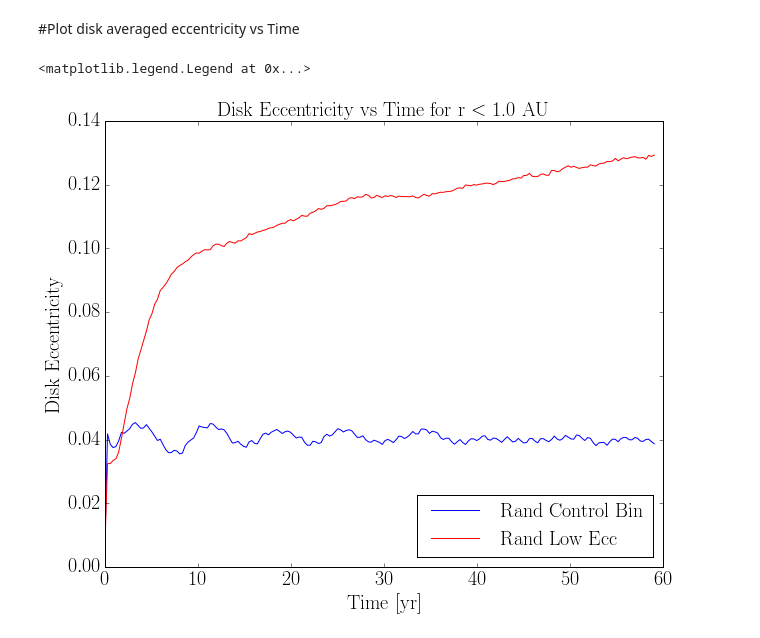
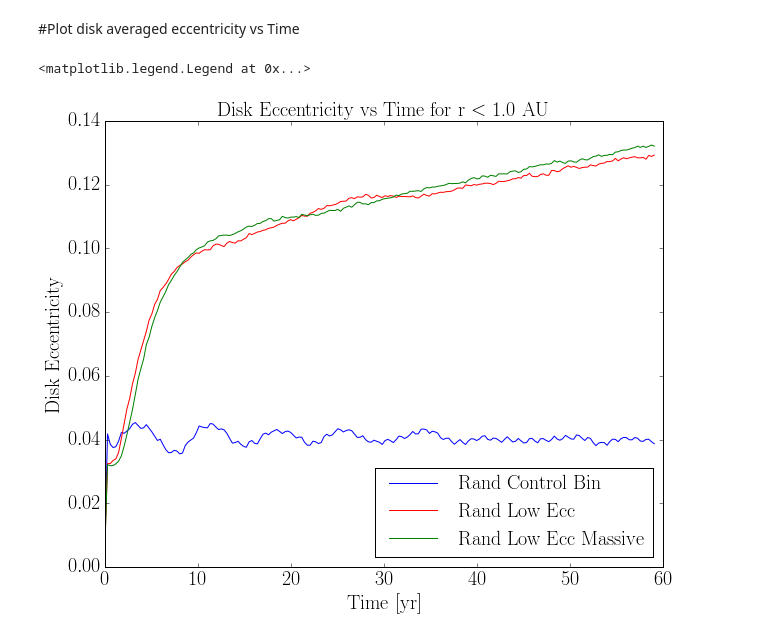
Before and after one commit to dflemin3/CBNotebooks, a Jupyter notebook: comDiskAveragePlots.ipynb, the cells around one changed output. Drawn from its saved outputs; the diff is of its cells as text; code cells hidden in the pictures.

```diff
--- a/comDiskAveragePlots.ipynb
+++ b/comDiskAveragePlots.ipynb
@@ -697,14 +1134,57 @@ rand_lowEcc_EccAvg = [ 0.00500734,  0.03249216,  0.0324958 ,  0.03347418,  0.033
         0.12743035,  0.12799925,  0.12841639,  0.12810177,  0.12837832,
         0.12859332,  0.12874983,  0.12839356,  0.12837171,  0.1285162 ,
         0.1279544 ,  0.12914065,  0.1288253 ,  0.12925462]
+
+rand_lowEccMassive_EccAvg = [ 0.00489688,  0.03215555,  0.03180738,  0.03189375,  0.03239275,
+        0.03327238,  0.03494235,  0.03800543,  0.04158346,  0.04558192,
+        0.04945648,  0.05406943,  0.05894967,  0.06218426,  0.06526745,
+        0.06985636,  0.07216788,  0.07561177,  0.0782771 ,  0.08049138,
+        0.08309391,  0.08479126,  0.08648114,  0.08860226,  0.08995567,
+        0.09145491,  0.0926818 ,  0.09408184,  0.09559389,  0.09638268,
+        0.09711639,  0.0980874 ,  0.09857883,  0.09956618,  0.10012386,
+        0.10042123,  0.10082116,  0.10198468,  0.10234039,  0.10246897,
+        0.10297293,  0.1038709 ,  0.1040406 ,  0.10415051,  0.10415309,
+        0.10401941,  0.10428724,  0.10467144,  0.10517072,  0.10552113,
+        0.106039  ,  0.10665369,  0.10695797,  0.10686706,  0.10722779,
+        0.10779008,  0.10782983,  0.10842116,  0.10868828,  0.1092956 ,
+        0.10932093,  0.1085315 ,  0.10874692,  0.10897597,  0.11004881,
+        0.10964979,  0.10948879,  0.10978661,  0.10980574,  0.10995103,
+        0.10966869,  0.11067106,  0.11044233,  0.11021766,  0.11052096,
+        0.11068617,  0.11033505,  0.11040883,  0.11093955,  0.11106698,
+        0.11147305,  0.11193535,  0.11187031,  0.11186748,  0.11223046,
+        0.1116318 ,  0.1125589 ,  0.11291622,  0.11332185,  0.11288532,
+        0.11368939,  0.11444464,  0.11441549,  0.11392974,  0.1139659 ,
+        0.11369491,  0.1143343 ,  0.11434597,  0.11488153,  0.11492534,
+        0.11540733,  0.11558369,  0.11574626,  0.11585824,  0.11609538,
+        0.11667898,  0.1165603 ,  0.1170316 ,  0.11714255,  0.11728343,
+        0.11790111,  0.11787874,  0.11799447,  0.1180892 ,  0.11785242,
+        0.11864723,  0.11908111,  0.11895852,  0.1192297 ,  0.11921536,
+        0.11947406,  0.11958166,  0.1197272 ,  0.11999862,  0.12039769,
+        0.12029136,  0.1203157 ,  0.12036302,  0.12045131,  0.12085195,
+        0.12053696,  0.12136503,  0.12187175,  0.12218088,  0.12179722,
+        0.12185905,  0.12273182,  0.12264414,  0.12229096,  0.12290741,
+        0.12275362,  0.12256102,  0.1233868 ,  0.12334206,  0.12337431,
+        0.12331487,  0.12401551,  0.12421024,  0.12429219,  0.12380681,
+        0.12403582,  0.12481693,  0.12486371,  0.12563487,  0.12553946,
+        0.12568809,  0.12595431,  0.12621407,  0.12618906,  0.12645173,
+        0.12639563,  0.12664939,  0.12752218,  0.12705814,  0.12736805,
+        0.12691266,  0.12664565,  0.12737539,  0.12744427,  0.12709859,
+        0.12700248,  0.12766461,  0.1281101 ,  0.12779107,  0.12772245,
+        0.1282402 ,  0.12876338,  0.12890971,  0.12931806,  0.12883968,
+        0.1291418 ,  0.12918349,  0.12946016,  0.12936216,  0.13018936,
+        0.13027283,  0.13065893,  0.13083773,  0.13082767,  0.1310784 ,
+        0.13141696,  0.13157995,  0.13204469,  0.1316703 ,  0.13205478,
+        0.13164238,  0.13197599,  0.13240115,  0.13206852]
 # %%
 plt.plot(rand_control_time,rand_control_EccAvg,color='blue',label='Rand Control Bin')
 plt.plot(rand_lowEcc_time,rand_lowEcc_EccAvg,color='red',label="Rand Low Ecc")
+plt.plot(rand_lowEccMassive_time,rand_lowEccMassive_EccAvg,color='green',label='Rand Low Ecc Massive')
 
 plt.xlabel("Time [yr]")
 plt.ylabel('Disk Eccentricity')
 plt.title("Disk Eccentricity vs Time for r $<$ 1.0 AU")
 plt.legend(loc='lower right')
+#plt.savefig("avgDiskEcc.pdf")
 # %% [output]
 <matplotlib.legend.Legend at 0x...>
-[figure, old version]
+[figure, new version]
```
Also changed, not shown: parts of 5 cells of this notebook.
